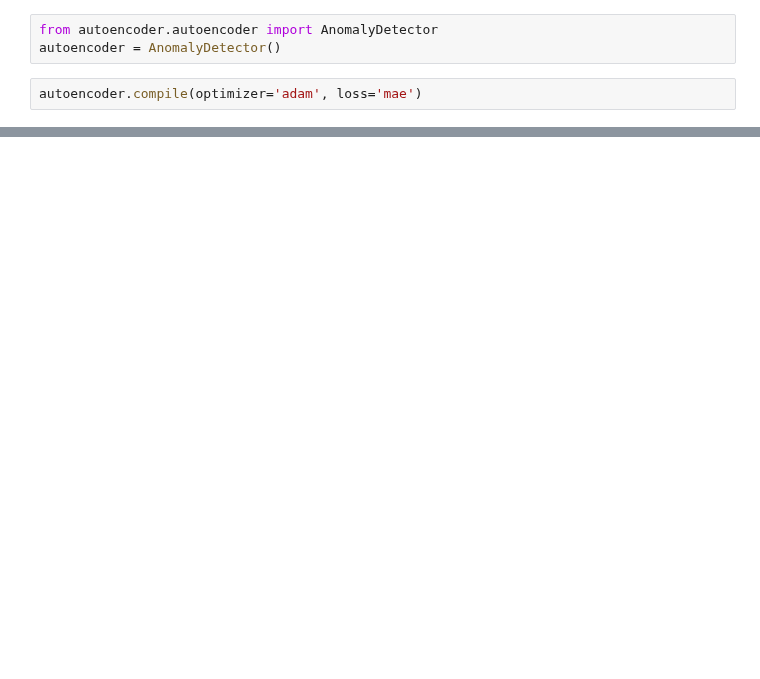
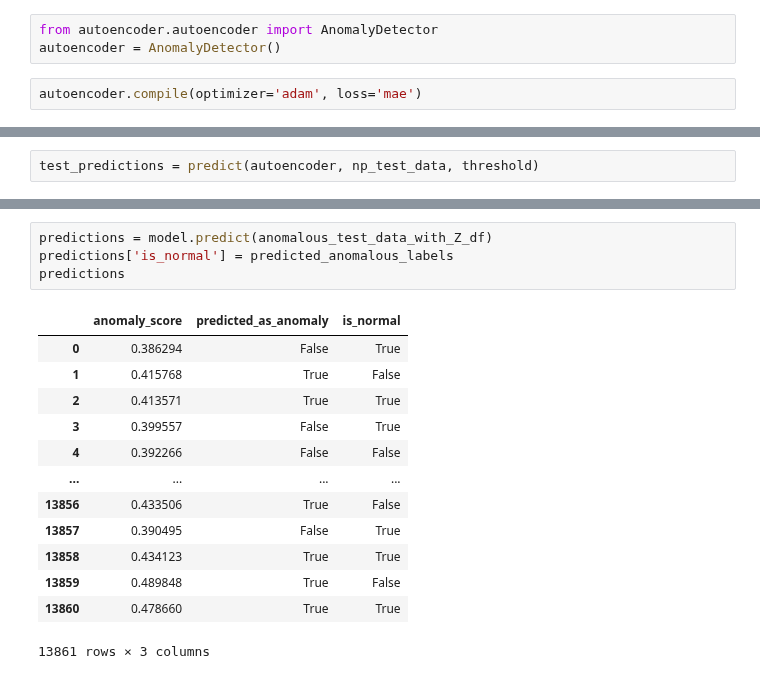
Before and after one commit to joshuapalicka/network-anomaly-detection, a Jupyter notebook: combined_models.ipynb, the cells around one changed output, grey strips where cells are left out. Cells and saved outputs as stored; diff of their text form; blank space fills up the shorter version.

```diff
--- a/combined_models.ipynb
+++ b/combined_models.ipynb
@@ -117,0 +125,2 @@ Threshold:  0.00010921537
+# %%
+test_predictions = predict(autoencoder, np_test_data, threshold)
@@ -151,3 +190,21 @@ predictions
+# %%
+predictions = model.predict(anomalous_test_data_with_Z_df)
+predictions['is_normal'] = predicted_anomalous_labels
+predictions
+# %% [output]
+|  | anomaly_score | predicted_as_anomaly | is_normal |
+| 0 | 0.386294 | False | True |
+| 1 | 0.415768 | True | False |
+| 2 | 0.413571 | True | True |
+| 3 | 0.399557 | False | True |
+| 4 | 0.392266 | False | False |
+| ... | ... | ... | ... |
+| 13856 | 0.433506 | True | False |
+| 13857 | 0.390495 | False | True |
+| 13858 | 0.434123 | True | True |
+| 13859 | 0.489848 | True | False |
+| 13860 | 0.478660 | True | True |
+13861 rows × 3 columns
 # %%
 from turtleIsolationForests.printResults import print_results
 
```
Also changed, not shown: parts of 19 cells of this notebook.
